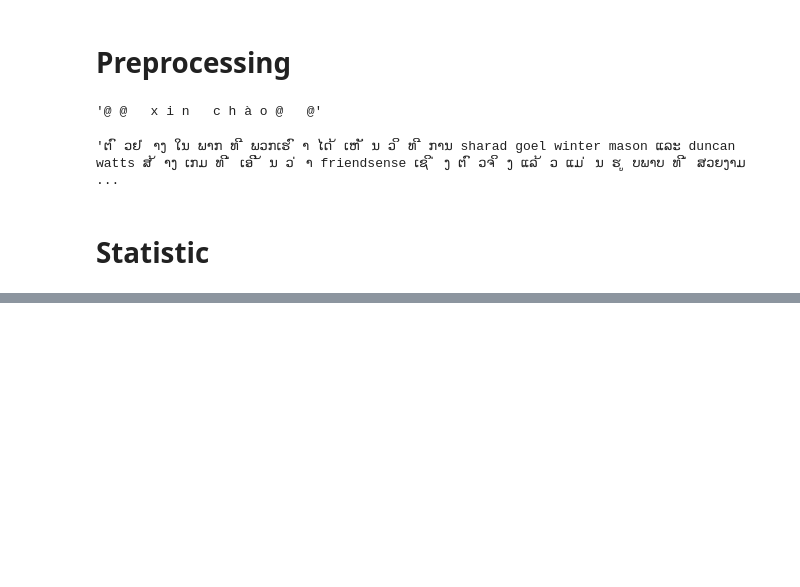
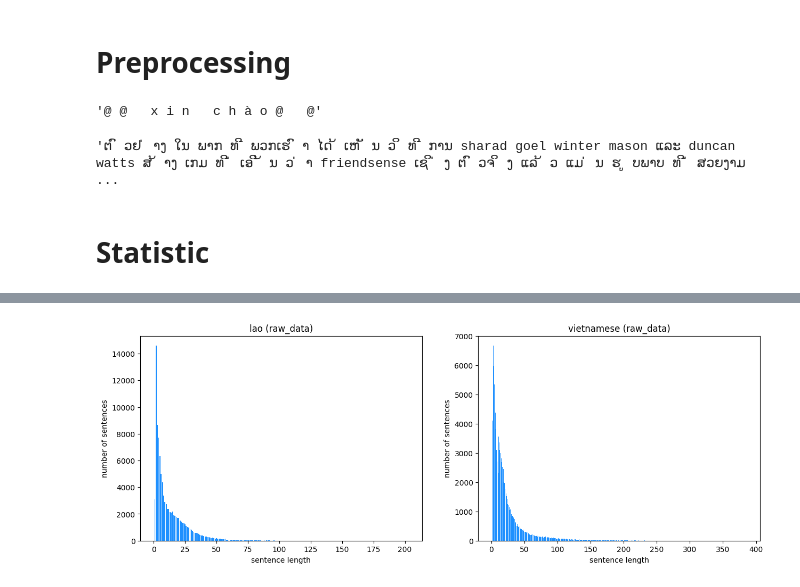
Before and after one commit to quiin1/NMT_LaoViet, a Jupyter notebook: data/preprocess.ipynb, the cells around one changed output, grey strips where cells are left out. Cells and saved outputs as stored; diff of their text form; code cells hidden in the pictures; blank space fills up the shorter version.

```diff
--- a/data/preprocess.ipynb
+++ b/data/preprocess.ipynb
@@ -385,19 +385,21 @@ import matplotlib.pyplot as plt
 # %%
 train_x_no_of_length = [num_sent_len_i for num_sent_len_i in train_input_len_list]    # số câu có độ dài = index
 train_length = [i for i in range(train_input_max_len+1)]                            # 0 -> độ dài max có thể của câu trong tập train
 train_y_no_of_length = [i for i in train_label_len_list]
 test_length = [i for i in range(train_label_max_len+1)]
 
 fig, pl = plt.subplots(1, 2, figsize = (15, 5))
 
 pl[0].bar(train_length, train_x_no_of_length, color = "dodgerblue")
 pl[0].set_xlabel("sentence length")
 pl[0].set_ylabel("number of sentences")
-pl[0].set_title("lao (bible_raw_data)")
+pl[0].set_title("lao (raw_data)")
 
 pl[1].bar(test_length, train_y_no_of_length, color = "dodgerblue")
 pl[1].set_xlabel("sentence length")
 pl[1].set_ylabel("number of sentences")
-pl[1].set_title("vietnamese (bible_raw_data)")
+pl[1].set_title("vietnamese (raw_data)")
 
 plt.show()
+# %% [output]
+[figure, added]
```
Also changed, not shown: parts of 2 cells of this notebook, 6 other files.
